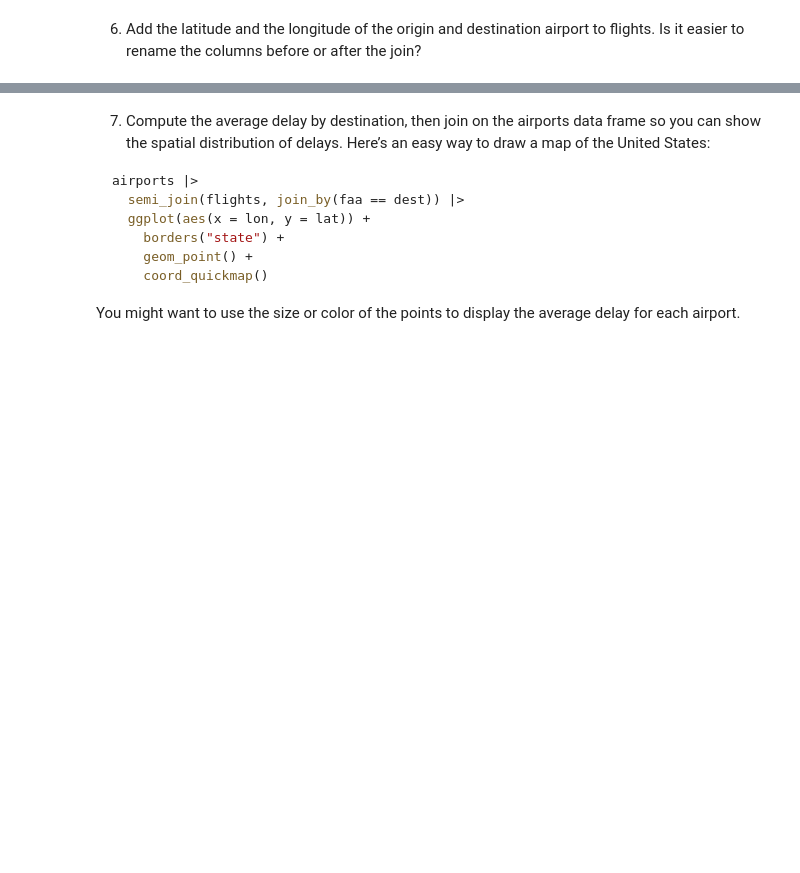
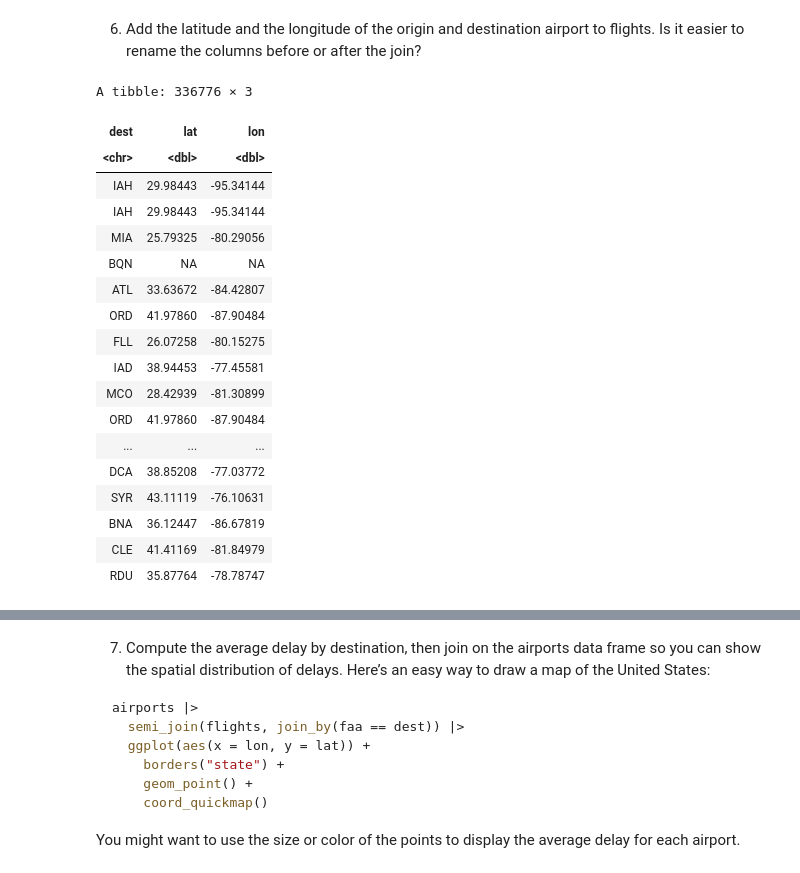
Before and after one commit to swill04/R4DS_exercises, a Jupyter notebook: week10_hw.ipynb, the cells around one changed output, grey strips where cells are left out. Cells and saved outputs as stored; diff of their text form; code cells hidden in the pictures; blank space fills up the shorter version.

```diff
--- a/week10_hw.ipynb
+++ b/week10_hw.ipynb
@@ -341,3 +341,27 @@ A grouped_df: 34 × 3
 | N994AT | FL | AirTran Airways Corporation |
 # %% [markdown]
 6. Add the latitude and the longitude of the origin and destination airport to flights. Is it easier to rename the columns before or after the join?
+# %%
+flights |>
+    left_join(airports, join_by(dest == faa)) |>
+    select(dest, lat, lon)
+# %% [output]
+A tibble: 336776 × 3
+| dest | lat | lon |
+| <chr> | <dbl> | <dbl> |
+| IAH | 29.98443 | -95.34144 |
+| IAH | 29.98443 | -95.34144 |
+| MIA | 25.79325 | -80.29056 |
+| BQN | NA | NA |
+| ATL | 33.63672 | -84.42807 |
+| ORD | 41.97860 | -87.90484 |
+| FLL | 26.07258 | -80.15275 |
+| IAD | 38.94453 | -77.45581 |
+| MCO | 28.42939 | -81.30899 |
+| ORD | 41.97860 | -87.90484 |
+| ... | ... | ... |
+| DCA | 38.85208 | -77.03772 |
+| SYR | 43.11119 | -76.10631 |
+| BNA | 36.12447 | -86.67819 |
+| CLE | 41.41169 | -81.84979 |
+| RDU | 35.87764 | -78.78747 |
```
Also changed, not shown: parts of 10 cells of this notebook.
